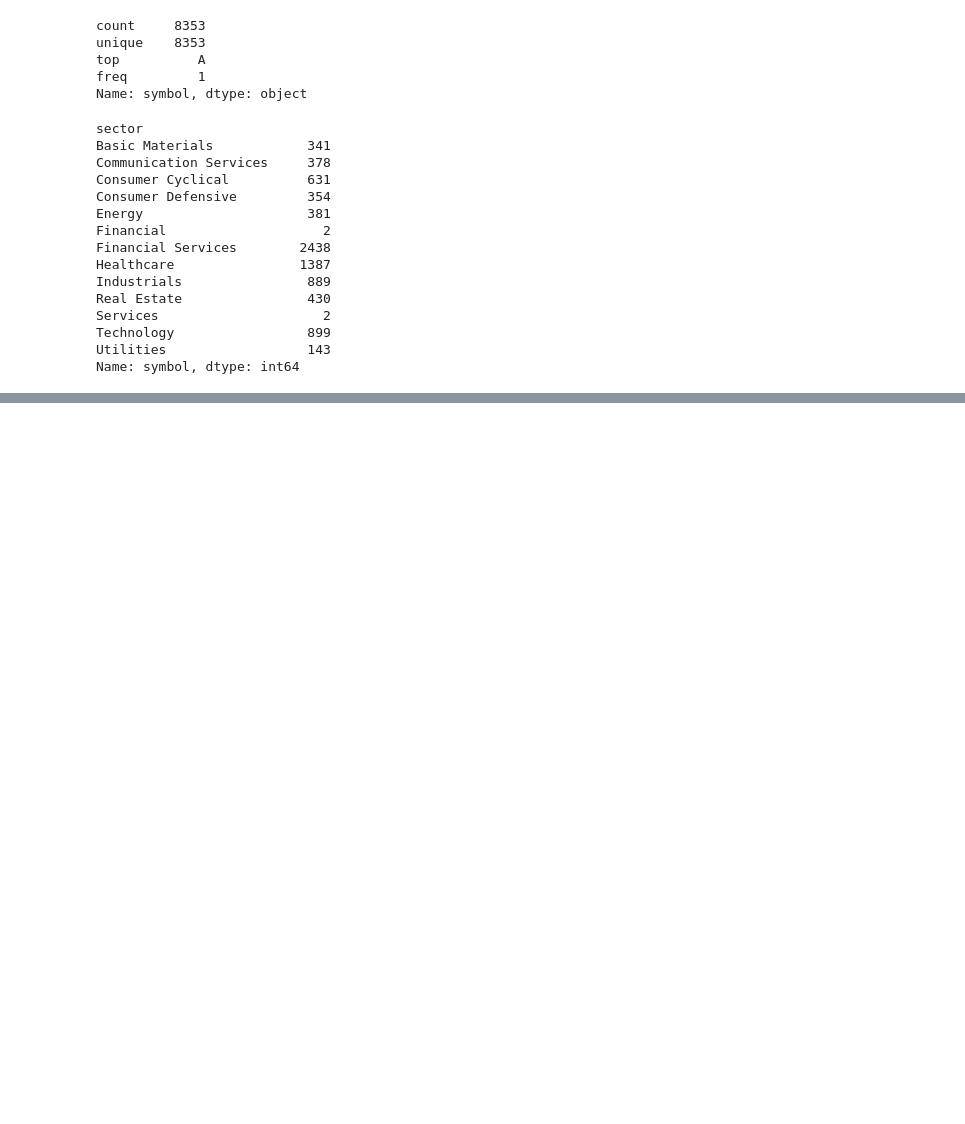
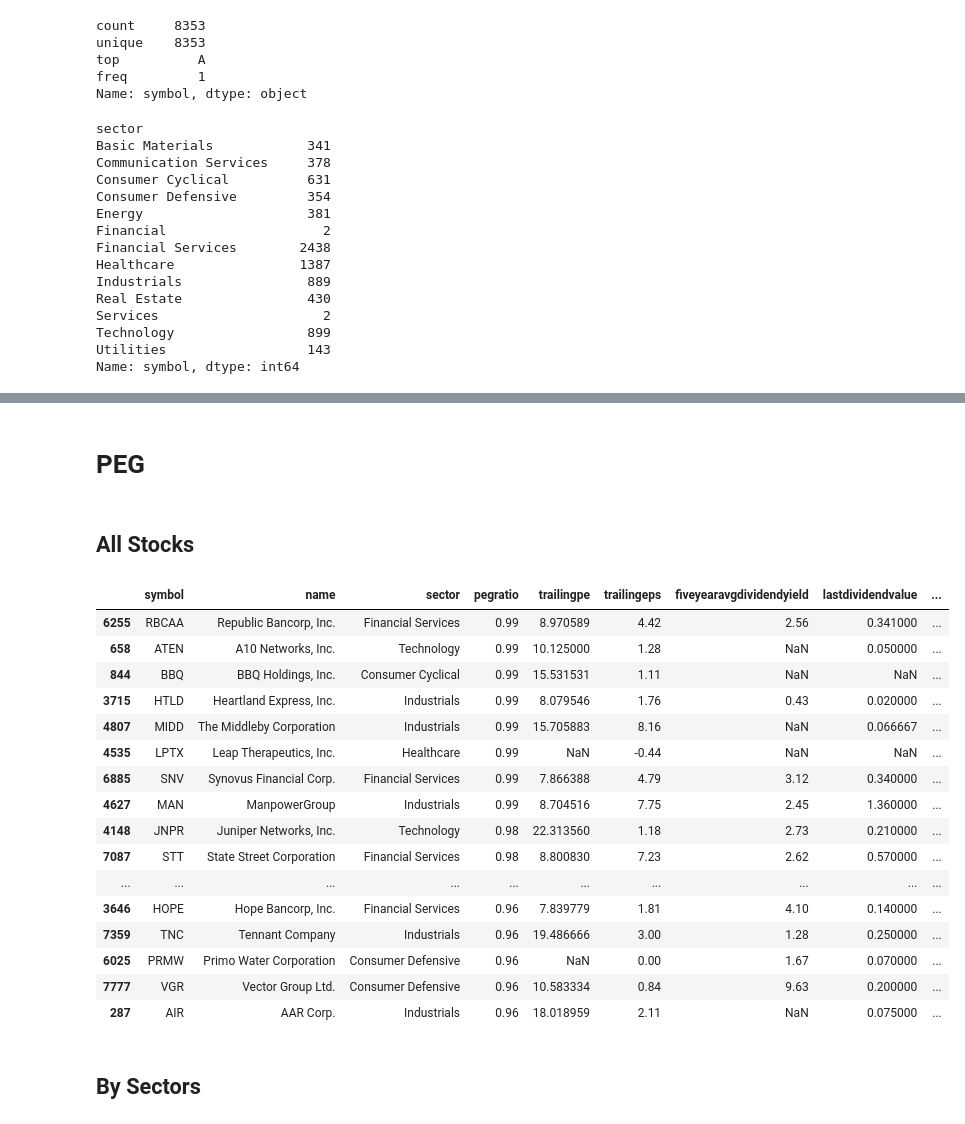
Before and after one commit to alpha2phi-platform/alphalib, a Jupyter notebook: 02_fundamental.ipynb, the cells around one changed output, grey strips where cells are left out. Cells and saved outputs as stored; diff of their text form; code cells hidden in the pictures; blank space fills up the shorter version.

```diff
--- a/02_fundamental.ipynb
+++ b/02_fundamental.ipynb
@@ -70,3 +122,2 @@ Name: symbol, dtype: int64
 # %%
-#df_stock_info.dtypes
-df_stock_stats.dtypes
+df_stock_stats["lastdividenddate"] = df_stock_stats["lastdividenddate"].apply(from_epoch_time)
@@ -94,2 +123,0 @@ def from_epoch_time(value) -> datetime:
-# %%
-df_stock_stats["lastdividenddate_dt"] = df_stock_stats["lastdividenddate"].apply(from_epoch_time)
@@ -119,0 +375,30 @@ df_yield[df_yield["lastdividenddate_dt"].dt.year == 2022].head(30)
+# %% [markdown]
+# PEG
+# %% [markdown]
+## All Stocks
+# %%
+PEG_TARGET = 1
+# %%
+df_peg = df_stock_stats.sort_values(by=["pegratio"], ascending=False)[["symbol","name","sector", "pegratio", "trailingpe", "trailingeps", "fiveyearavgdividendyield", "lastdividendvalue", "lastdividenddate" ]]
+# %%
+df_peg[df_peg["pegratio"] < PEG_TARGET].head(30)
+# %% [output]
+|  | symbol | name | sector | pegratio | trailingpe | trailingeps | fiveyearavgdividendyield | lastdividendvalue | ... |
+| 6255 | RBCAA | Republic Bancorp, Inc. | Financial Services | 0.99 | 8.970589 | 4.42 | 2.56 | 0.341000 | ... |
+| 658 | ATEN | A10 Networks, Inc. | Technology | 0.99 | 10.125000 | 1.28 | NaN | 0.050000 | ... |
+| 844 | BBQ | BBQ Holdings, Inc. | Consumer Cyclical | 0.99 | 15.531531 | 1.11 | NaN | NaN | ... |
+| 3715 | HTLD | Heartland Express, Inc. | Industrials | 0.99 | 8.079546 | 1.76 | 0.43 | 0.020000 | ... |
+| 4807 | MIDD | The Middleby Corporation | Industrials | 0.99 | 15.705883 | 8.16 | NaN | 0.066667 | ... |
+| 4535 | LPTX | Leap Therapeutics, Inc. | Healthcare | 0.99 | NaN | -0.44 | NaN | NaN | ... |
+| 6885 | SNV | Synovus Financial Corp. | Financial Services | 0.99 | 7.866388 | 4.79 | 3.12 | 0.340000 | ... |
+| 4627 | MAN | ManpowerGroup | Industrials | 0.99 | 8.704516 | 7.75 | 2.45 | 1.360000 | ... |
+| 4148 | JNPR | Juniper Networks, Inc. | Technology | 0.98 | 22.313560 | 1.18 | 2.73 | 0.210000 | ... |
+| 7087 | STT | State Street Corporation | Financial Services | 0.98 | 8.800830 | 7.23 | 2.62 | 0.570000 | ... |
+| ... | ... | ... | ... | ... | ... | ... | ... | ... | ... |
+| 3646 | HOPE | Hope Bancorp, Inc. | Financial Services | 0.96 | 7.839779 | 1.81 | 4.10 | 0.140000 | ... |
+| 7359 | TNC | Tennant Company | Industrials | 0.96 | 19.486666 | 3.00 | 1.28 | 0.250000 | ... |
+| 6025 | PRMW | Primo Water Corporation | Consumer Defensive | 0.96 | NaN | 0.00 | 1.67 | 0.070000 | ... |
+| 7777 | VGR | Vector Group Ltd. | Consumer Defensive | 0.96 | 10.583334 | 0.84 | 9.63 | 0.200000 | ... |
+| 287 | AIR | AAR Corp. | Industrials | 0.96 | 18.018959 | 2.11 | NaN | 0.075000 | ... |
+# %% [markdown]
+## By Sectors
```
Also changed, not shown: parts of 57 cells of this notebook, 2 other files.
